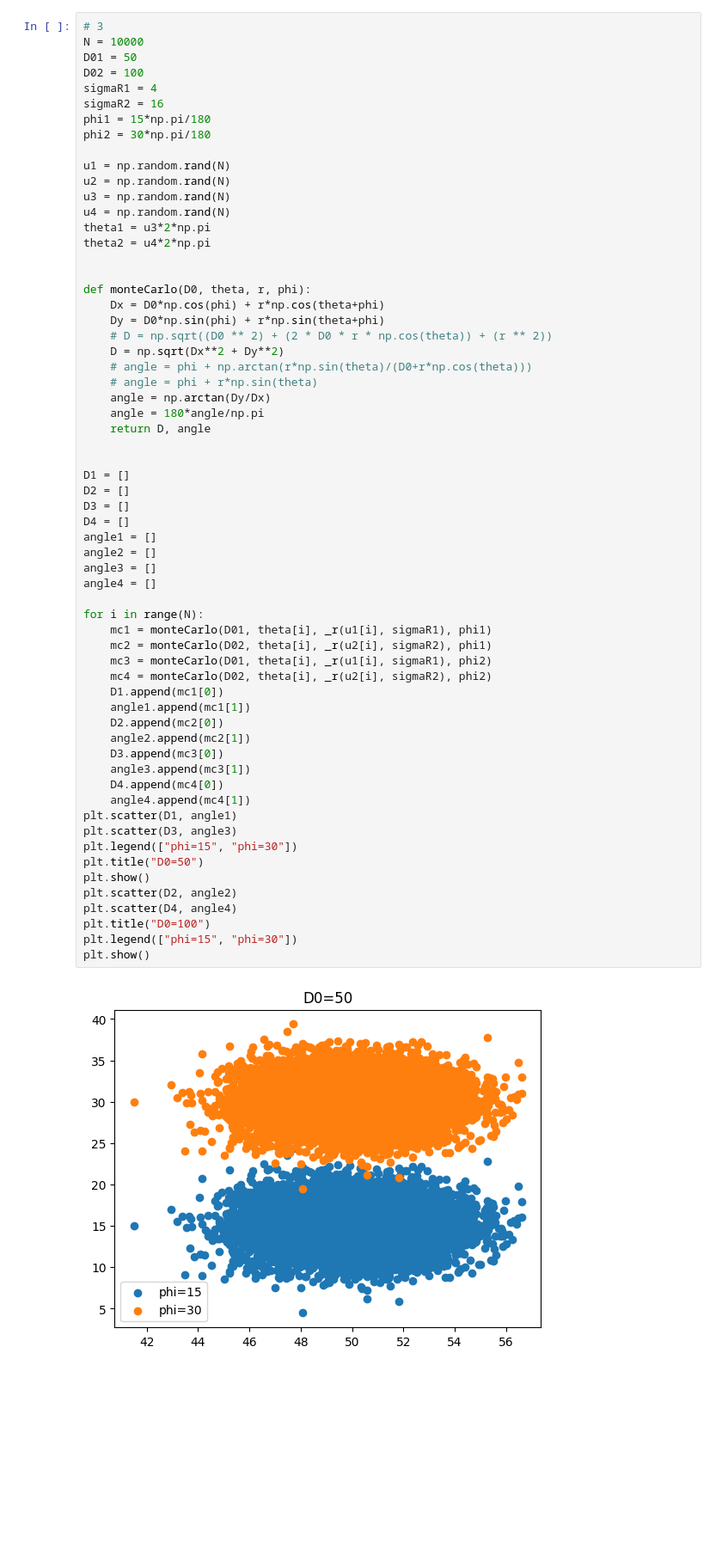
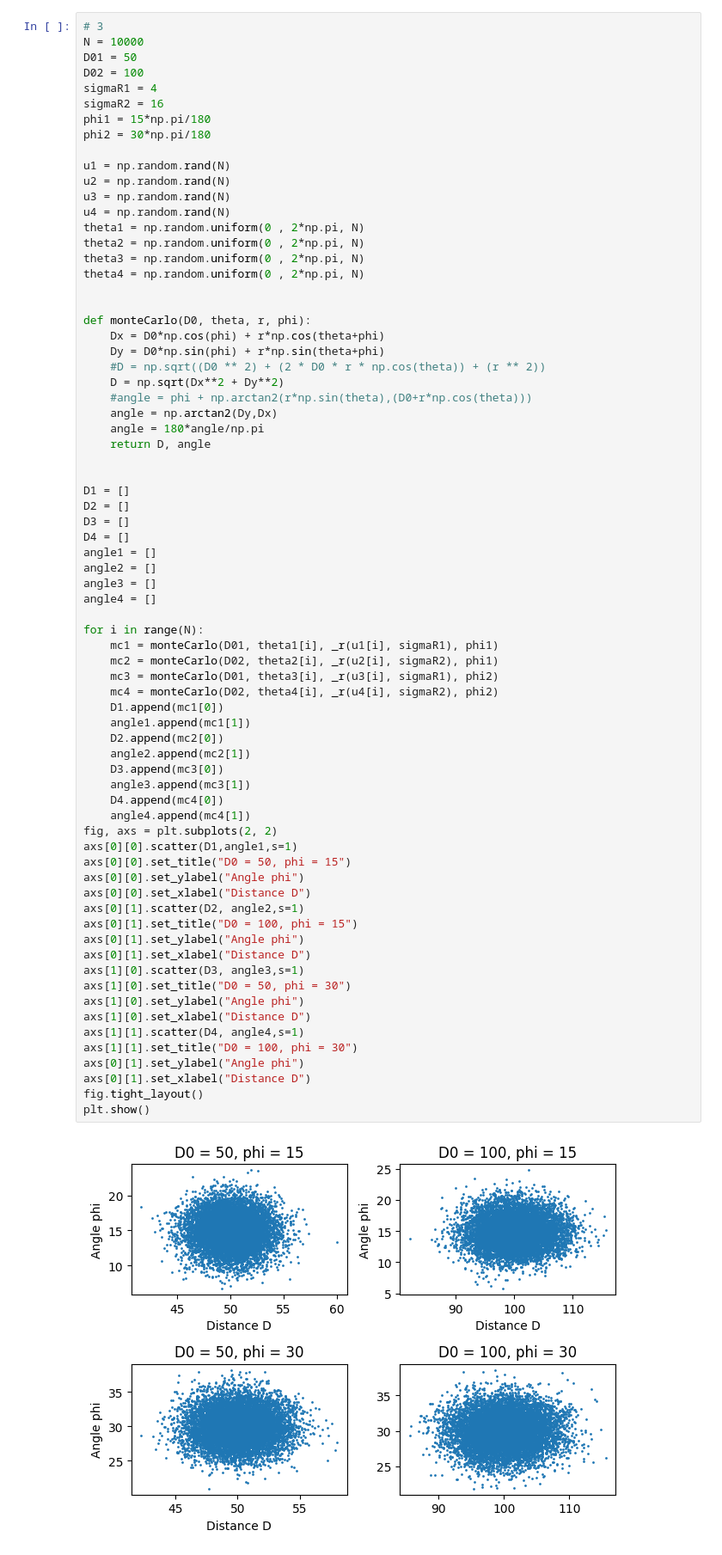
Before and after one commit to Raesangur/UdeS_S5_APP5, a Jupyter notebook: Code.ipynb, the cells around one changed output. Shown at 86% size. Cells and saved outputs as stored; diff of their text form; blank space fills up the shorter version.

```diff
--- a/Code.ipynb
+++ b/Code.ipynb
@@ -122,53 +128,63 @@ u1 = np.random.rand(N)
 u2 = np.random.rand(N)
 u3 = np.random.rand(N)
 u4 = np.random.rand(N)
-theta1 = u3*2*np.pi
-theta2 = u4*2*np.pi
+theta1 = np.random.uniform(0 , 2*np.pi, N)
+theta2 = np.random.uniform(0 , 2*np.pi, N)
+theta3 = np.random.uniform(0 , 2*np.pi, N)
+theta4 = np.random.uniform(0 , 2*np.pi, N)
 
 
 def monteCarlo(D0, theta, r, phi):
     Dx = D0*np.cos(phi) + r*np.cos(theta+phi)
     Dy = D0*np.sin(phi) + r*np.sin(theta+phi)
-    # D = np.sqrt((D0 ** 2) + (2 * D0 * r * np.cos(theta)) + (r ** 2))
+    #D = np.sqrt((D0 ** 2) + (2 * D0 * r * np.cos(theta)) + (r ** 2))
     D = np.sqrt(Dx**2 + Dy**2)
-    # angle = phi + np.arctan(r*np.sin(theta)/(D0+r*np.cos(theta)))
-    # angle = phi + r*np.sin(theta)
-    angle = np.arctan(Dy/Dx)
+    #angle = phi + np.arctan2(r*np.sin(theta),(D0+r*np.cos(theta)))
+    angle = np.arctan2(Dy,Dx)
     angle = 180*angle/np.pi
     return D, angle
 
 
 D1 = []
 D2 = []
 D3 = []
 D4 = []
 angle1 = []
 angle2 = []
 angle3 = []
 angle4 = []
 
 for i in range(N):
-    mc1 = monteCarlo(D01, theta[i], _r(u1[i], sigmaR1), phi1)
-    mc2 = monteCarlo(D02, theta[i], _r(u2[i], sigmaR2), phi1)
-    mc3 = monteCarlo(D01, theta[i], _r(u1[i], sigmaR1), phi2)
-    mc4 = monteCarlo(D02, theta[i], _r(u2[i], sigmaR2), phi2)
+    mc1 = monteCarlo(D01, theta1[i], _r(u1[i], sigmaR1), phi1)
+    mc2 = monteCarlo(D02, theta2[i], _r(u2[i], sigmaR2), phi1)
+    mc3 = monteCarlo(D01, theta3[i], _r(u3[i], sigmaR1), phi2)
+    mc4 = monteCarlo(D02, theta4[i], _r(u4[i], sigmaR2), phi2)
     D1.append(mc1[0])
     angle1.append(mc1[1])
     D2.append(mc2[0])
     angle2.append(mc2[1])
     D3.append(mc3[0])
     angle3.append(mc3[1])
     D4.append(mc4[0])
     angle4.append(mc4[1])
-plt.scatter(D1, angle1)
-plt.scatter(D3, angle3)
-plt.legend(["phi=15", "phi=30"])
-plt.title("D0=50")
+fig, axs = plt.subplots(2, 2)
+axs[0][0].scatter(D1,angle1,s=1)
+axs[0][0].set_title("D0 = 50, phi = 15")
+axs[0][0].set_ylabel("Angle phi")
+axs[0][0].set_xlabel("Distance D")
+axs[0][1].scatter(D2, angle2,s=1)
+axs[0][1].set_title("D0 = 100, phi = 15")
+axs[0][1].set_ylabel("Angle phi")
+axs[0][1].set_xlabel("Distance D")
+axs[1][0].scatter(D3, angle3,s=1)
+axs[1][0].set_title("D0 = 50, phi = 30")
+axs[1][0].set_ylabel("Angle phi")
+axs[1][0].set_xlabel("Distance D")
+axs[1][1].scatter(D4, angle4,s=1)
+axs[1][1].set_title("D0 = 100, phi = 30")
+axs[0][1].set_ylabel("Angle phi")
+axs[0][1].set_xlabel("Distance D")
+fig.tight_layout()
 plt.show()
-plt.scatter(D2, angle2)
-plt.scatter(D4, angle4)
-plt.title("D0=100")
-plt.legend(["phi=15", "phi=30"])
-plt.show()
 # %% [output]
-[figure, old version]
+[figure, new version]
```
Also changed, not shown: parts of 6 cells of this notebook.
